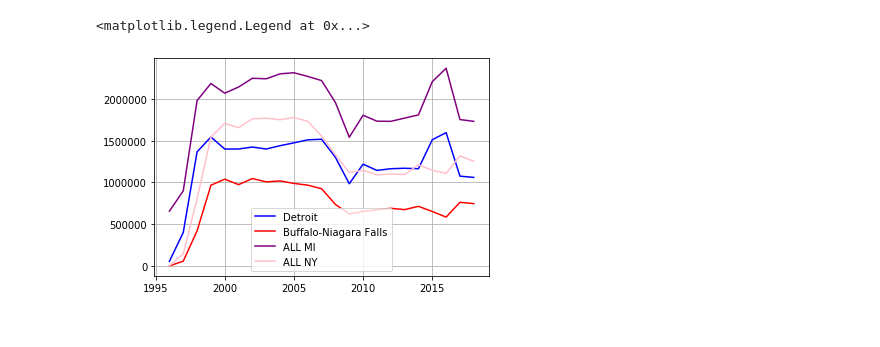
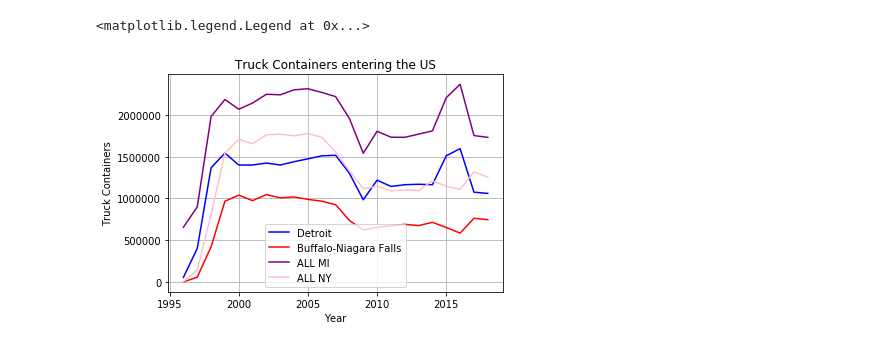
Before and after one commit to philipayazi/Project1_BorderEntries, a Jupyter notebook: Border_Entries_and _Trade_tsw.ipynb, the cells around one changed output. Drawn from its saved outputs; the diff is of its cells as text; code cells hidden in the pictures.

Commit message:
titles

```diff
--- a/Border_Entries_and _Trade_tsw.ipynb
+++ b/Border_Entries_and _Trade_tsw.ipynb
@@ -220,13 +214,16 @@ mi_tk_gb_ports.plot(kind='line')
 # %%
 plt.plot(mi_tk_gb_ports['Detroit'], label = 'Detroit', color = 'blue')
 plt.plot(ny_tk_gb_ports['Buffalo-Niagara Falls'], label = 'Buffalo-Niagara Falls', color = 'red')
 plt.plot(mi_tk['Value'], label = 'ALL MI', color = 'purple')
 plt.plot(ny_tk['Value'], label = 'ALL NY', color = 'pink')
 plt.grid()
+plt.xlabel('Year')
+plt.ylabel('Truck Containers')
+plt.title('Truck Containers entering the US')
 plt.legend()
 # %% [output]
 <matplotlib.legend.Legend at 0x...>
-[figure, old version]
+[figure, new version]
 # %%
 plt.plot(mi_tk_gb_ports['Detroit'] + ny_tk_gb_ports['Buffalo-Niagara Falls'], label = 'Det + Buf Trucks', color = 'pink')
 plt.plot(pivot_can['Rail Containers Full'] +  pivot_can['Truck Containers Full'], label = 'All Freight', color = 'red')
```
Also changed, not shown: parts of 18 cells of this notebook.
